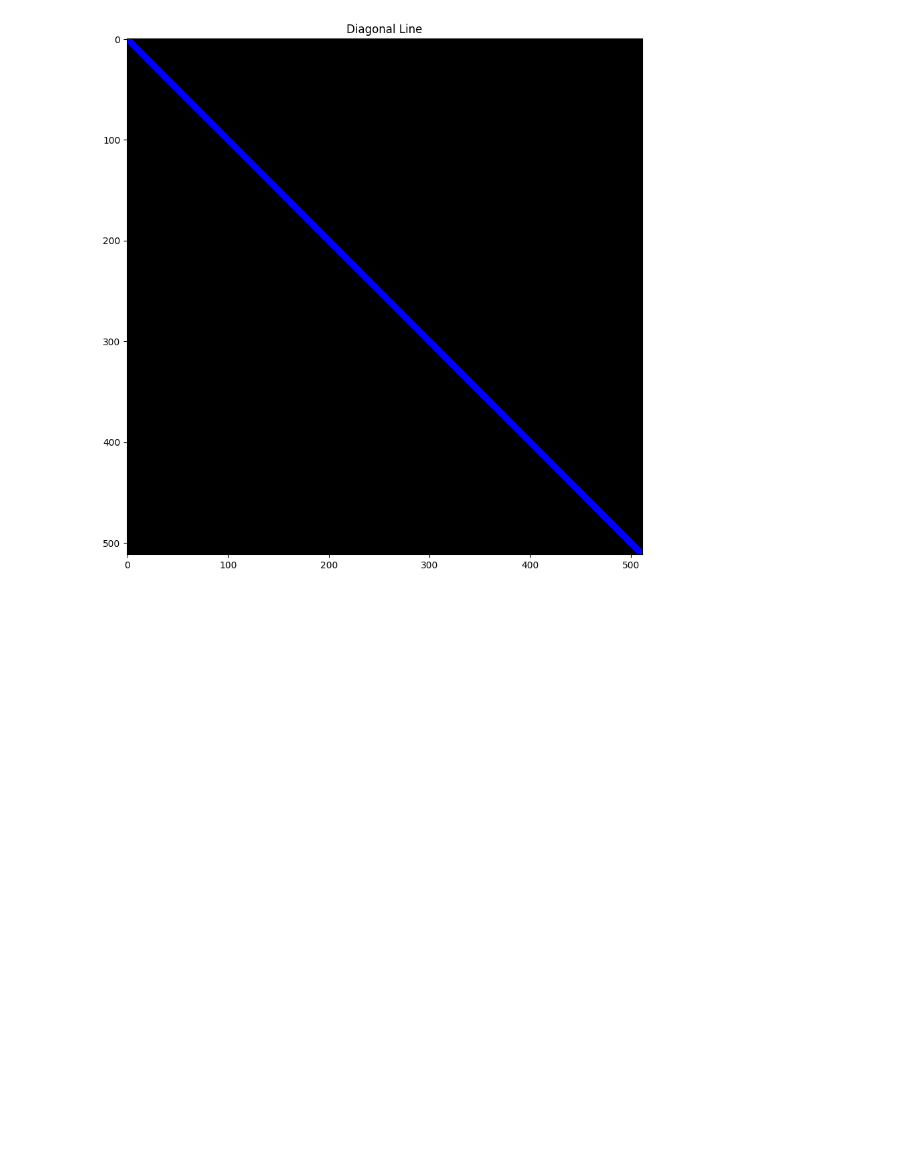
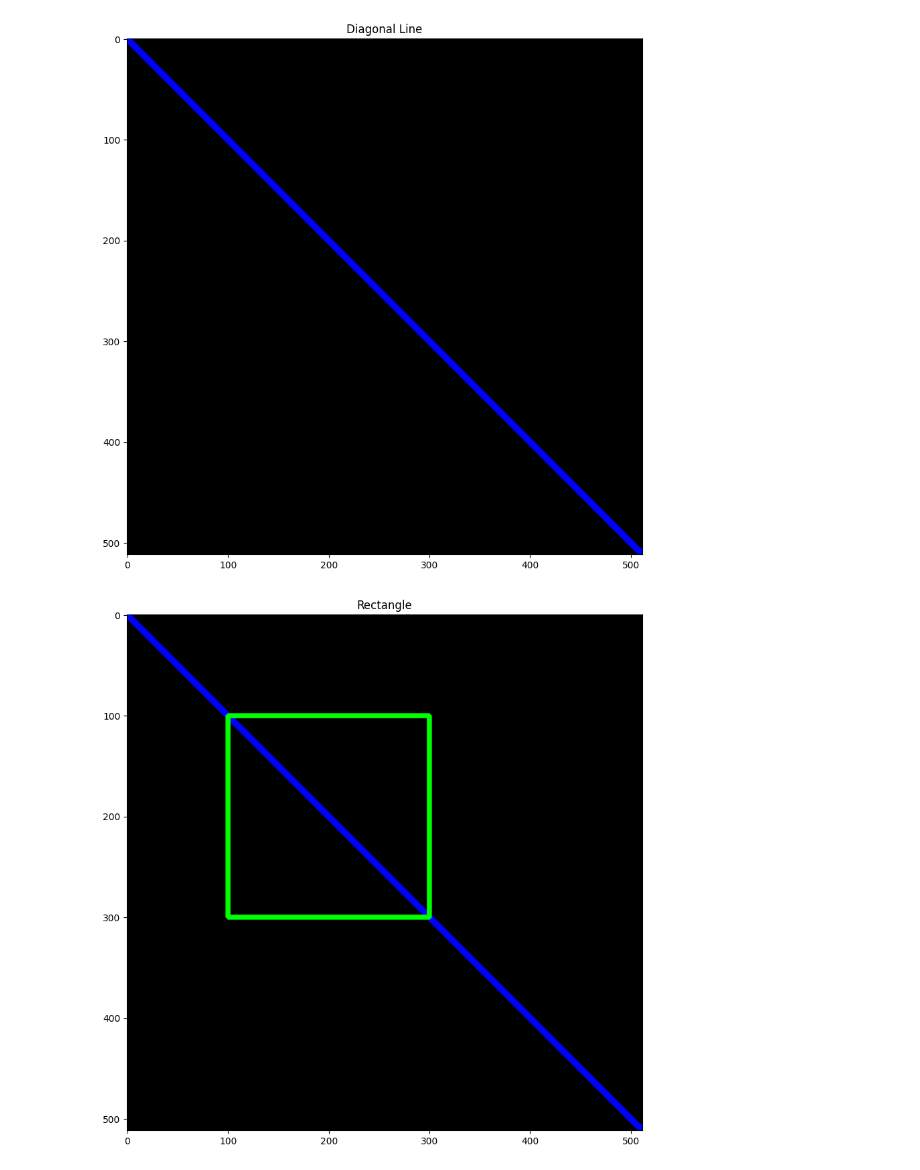
Before and after one commit to maxprogrammer007/Computer-Vision, a Jupyter notebook: 01_Image_Operations/04_Drawing_on_images_OpenCV.ipynb, the cells around one changed output. Saved outputs shown, nothing was run; the diff lists cells and outputs as text; code cells hidden in the pictures; blank space fills up the shorter version.

```diff
--- a/01_Image_Operations/04_Drawing_on_images_OpenCV.ipynb
+++ b/01_Image_Operations/04_Drawing_on_images_OpenCV.ipynb
@@ -29,3 +29,9 @@ cv2.line(image,(0,0),(511,511),(255,0,0),5)
 imshow('Diagonal Line',image)
 # %% [output]
 [figure]
+# %%
+# creating a rectanle over the image
+cv2.rectangle(image,(100,100),(300,300),(0,255,0),3)
+imshow('Rectangle',image)
+# %% [output]
+[figure, added]
```
